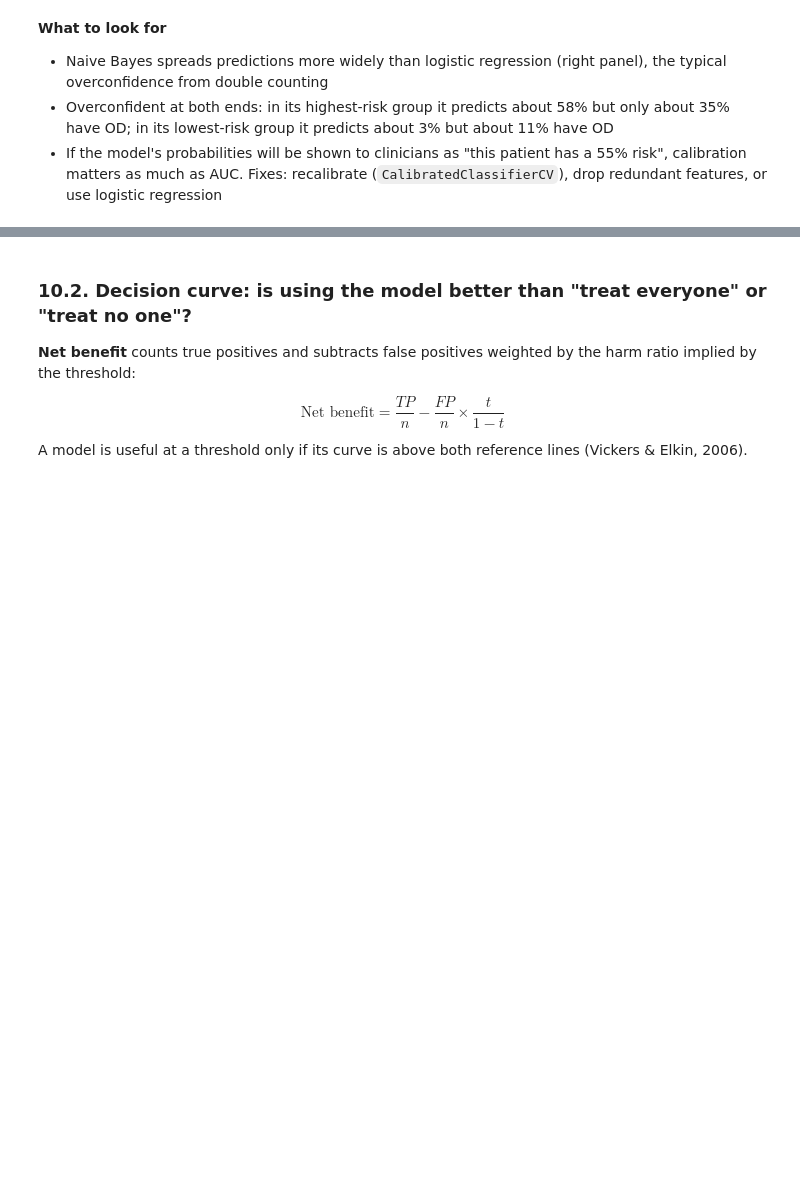
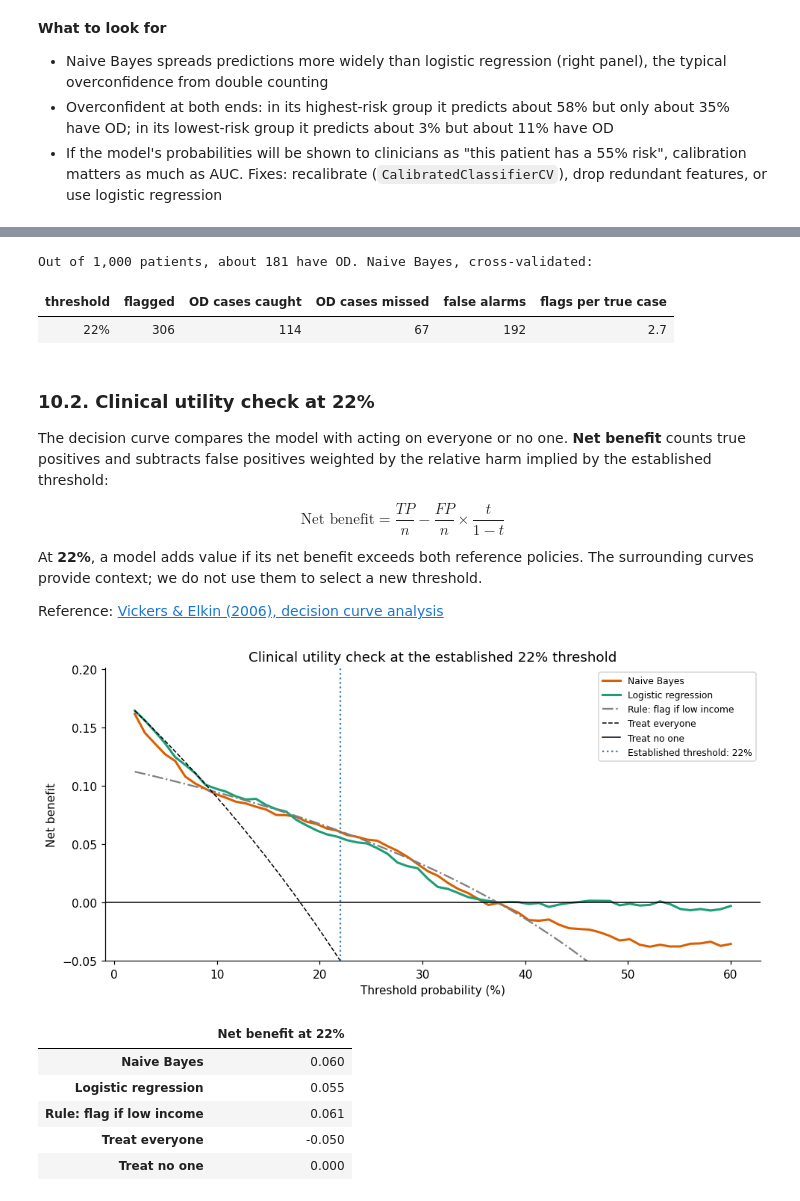
Before and after one commit to IE-ML-for-Healthcare/Bayesian-in-HC, a Jupyter notebook: 04_naive_bayes_opioid_demo_v2.ipynb, the cells around one changed output, grey strips where cells are left out. Saved outputs shown, nothing was run; the diff lists cells and outputs as text; code cells hidden in the pictures; blank space fills up the shorter version.

```diff
--- a/04_naive_bayes_opioid_demo_v2.ipynb
+++ b/04_naive_bayes_opioid_demo_v2.ipynb
@@ -613,31 +707,56 @@ def per_1000(y_true, score, t):
             "OD cases missed": 1000 * fn / n, "false alarms": 1000 * fp / n,
             "flags per true case": flag.sum() / tp if tp else np.nan}
 
-nf = pd.DataFrame([per_1000(y, cv_nb, t) for t in [0.05, 0.10, 0.20, 0.33, 0.50]])
+nf = pd.DataFrame([per_1000(y, cv_nb, threshold)])
 print(f"Out of 1,000 patients, about {1000 * y.mean():.0f} have OD. Naive Bayes, cross-validated:")
 display(nf.style.hide(axis="index").format(precision=0, subset=["flagged", "OD cases caught", "OD cases missed", "false alarms"])
         .format(precision=1, subset=["flags per true case"]))
+# %% [output]
+Out of 1,000 patients, about 181 have OD. Naive Bayes, cross-validated:
+| threshold | flagged | OD cases caught | OD cases missed | false alarms | flags per true case |
+| 22% | 306 | 114 | 67 | 192 | 2.7 |
 # %% [markdown]
-### 10.2. Decision curve: is using the model better than "treat everyone" or "treat no one"?
-**Net benefit** counts true positives and subtracts false positives weighted by the harm ratio implied by the threshold:
+### 10.2. Clinical utility check at 22%
+
+The decision curve compares the model with acting on everyone or no one. **Net benefit** counts true positives and subtracts false positives weighted by the relative harm implied by the established threshold:
 
 $$\text{Net benefit} = \frac{TP}{n} - \frac{FP}{n} \times \frac{t}{1-t}$$
 
-A model is useful at a threshold only if its curve is above both reference lines (Vickers & Elkin, 2006).
+At **22%**, a model adds value if its net benefit exceeds both reference policies. The surrounding curves provide context; we do not use them to select a new threshold.
+
+Reference: [Vickers & Elkin (2006), decision curve analysis](https://pmc.ncbi.nlm.nih.gov/articles/PMC2577036/)
 # %%
 ts = np.linspace(0.02, 0.6, 60)
 def net_benefit(y_true, s, t):
     y_true = np.asarray(y_true); f = np.asarray(s) >= t; n = len(y_true)
     return ((f & (y_true == 1)).sum() - (f & (y_true == 0)).sum() * t / (1 - t)) / n
 
 prev = y.mean()
 fig, ax = plt.subplots(figsize=(9, 4.5))
 ax.plot(ts * 100, [net_benefit(y, cv_nb, t) for t in ts], c=C_OD, lw=2, label="Naive Bayes")
 ax.plot(ts * 100, [net_benefit(y, cv_lr, t) for t in ts], c="#1b9e77", lw=2, label="Logistic regression")
 ax.plot(ts * 100, [net_benefit(y, X["Low_inc"], t) for t in ts], c="grey", lw=1.5, ls="-.", label="Rule: flag if low income")
 ax.plot(ts * 100, prev - (1 - prev) * ts / (1 - ts), "k--", lw=1, label="Treat everyone")
 ax.axhline(0, c="k", lw=1, label="Treat no one")
+ax.axvline(threshold * 100, c="#377eb8", ls=":", lw=1.5, label=f"Established threshold: {threshold:.0%}")
 ax.set(ylim=(-0.05, prev + .02), xlabel="Threshold probability (%)", ylabel="Net benefit",
-       title="Decision curve analysis (cross-validated)"); ax.legend(fontsize=8)
+       title="Clinical utility check at the established 22% threshold"); ax.legend(fontsize=8)
 plt.tight_layout(); plt.show()
+
+utility = pd.Series({
+    "Naive Bayes": net_benefit(y, cv_nb, threshold),
+    "Logistic regression": net_benefit(y, cv_lr, threshold),
+    "Rule: flag if low income": net_benefit(y, X["Low_inc"], threshold),
+    "Treat everyone": prev - (1 - prev) * threshold / (1 - threshold),
+    "Treat no one": 0.0,
+}, name=f"Net benefit at {threshold:.0%}")
+display(utility.to_frame().style.format(precision=3))
+# %% [output]
+[figure, added]
+|  | Net benefit at 22% |
+| Naive Bayes | 0.060 |
+| Logistic regression | 0.055 |
+| Rule: flag if low income | 0.061 |
+| Treat everyone | -0.050 |
+| Treat no one | 0.000 |
 # %% [markdown]
```
Also changed, not shown: parts of 27 cells of this notebook.
